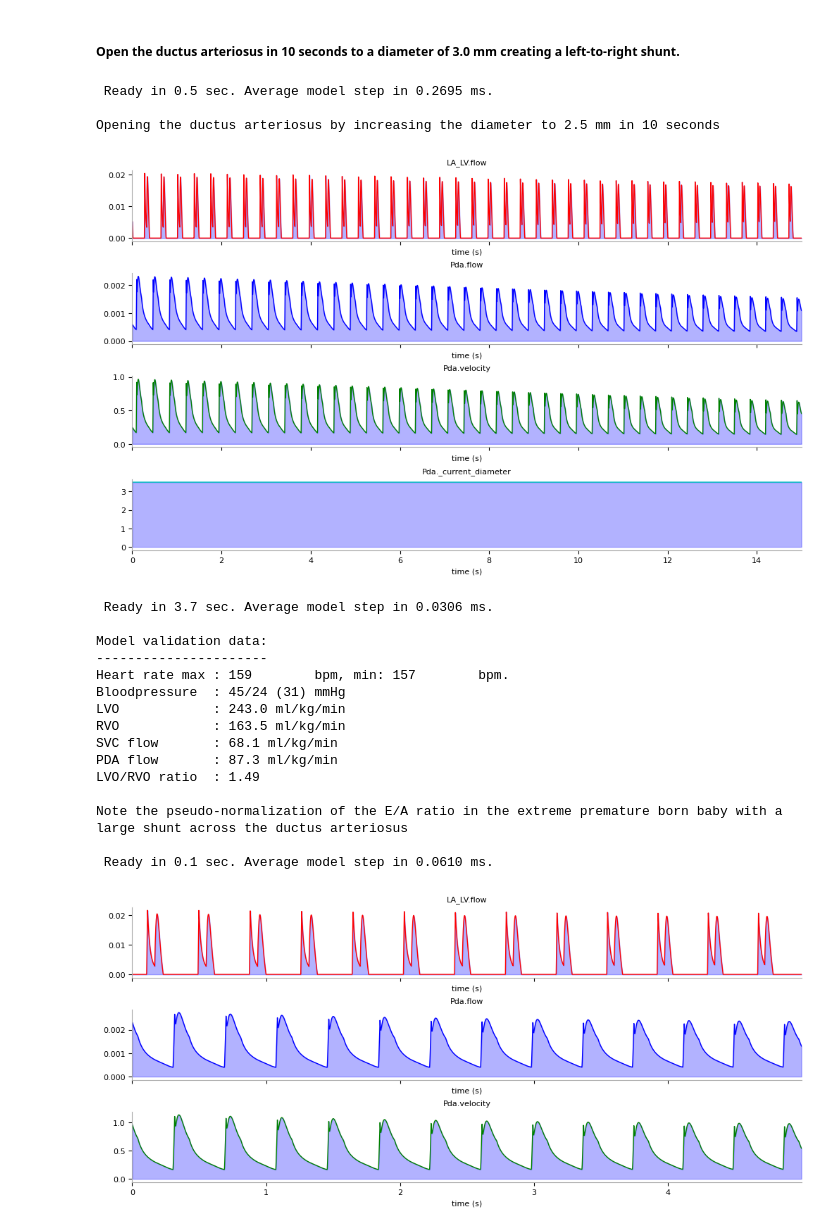
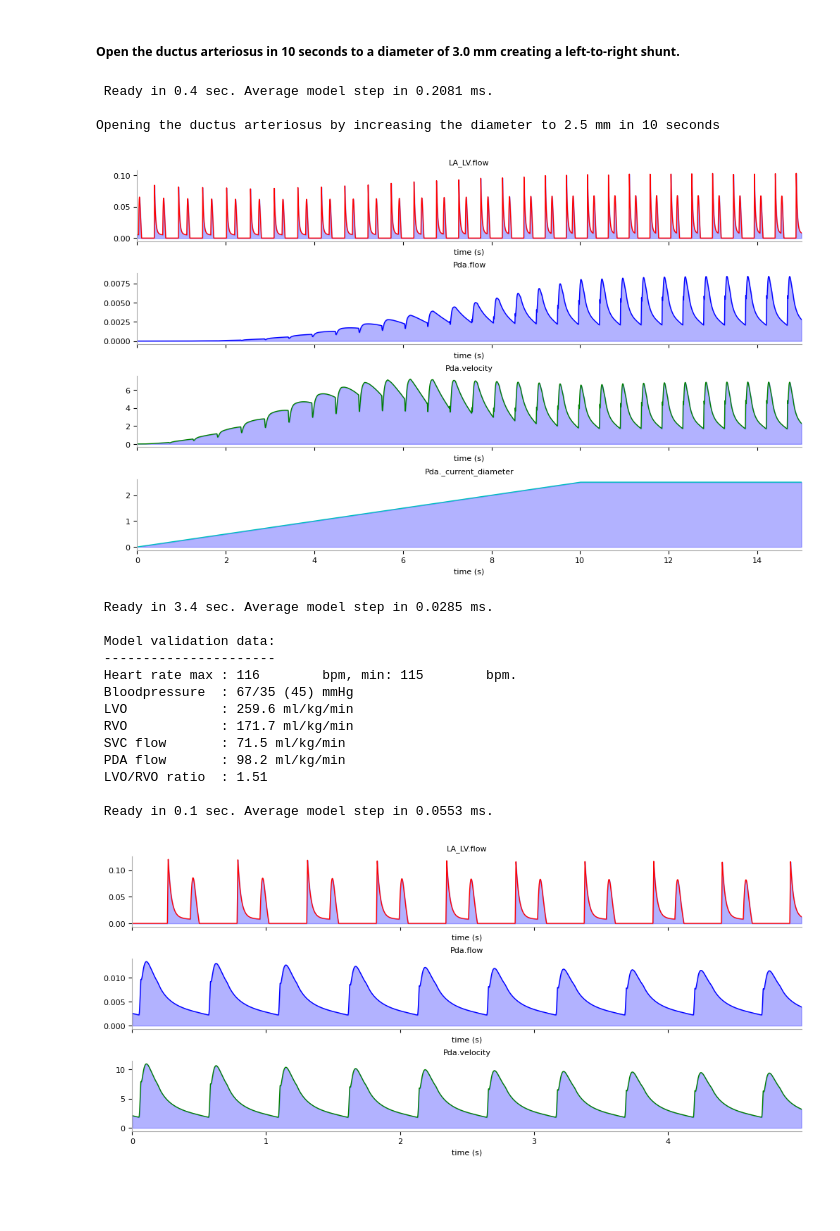
Before and after one commit to Dobutamine/explain-python, a Jupyter notebook: patients/PDA.ipynb, the cells around one changed output. Drawn from its saved outputs; the diff is of its cells as text; code cells hidden in the pictures; blank space fills up the shorter version.

```diff
--- a/patients/PDA.ipynb
+++ b/patients/PDA.ipynb
@@ -104,7 +105,7 @@ print("")
 print(
     "Opening the ductus arteriosus by increasing the diameter to 2.5 mm in 10 seconds"
 )
-neo.open_ductus(new_diameter=3.5, in_time=10.0)
+neo.open_ductus(new_diameter=2.5, in_time=10.0)
 
 # stabilize the model by calculating 60 seconds and plot the flow velocity across the pda
 
@@ -118,68 +119,46 @@ neo.plot_time_graph(
     fig_size_x=10,
     fig_size_y=2,
     fill=True,
 )
 model.models["Breathing"].switch_breathing(True)
 
 # stabilize the model by calculating 60 seconds
 neo.calculate(60)
 
 # get the vaildation data from the model
 result = neo.validate_pda()
 
-# print the validation data
-print("")
-print("Model validation data:")
-print("----------------------")
-print(
-    f"Heart rate max : {result['Heart.heart_rate.max']:<10.0f} bpm, min: {result['Heart.heart_rate.min']:<10.0f} bpm."
-)
-print(
-    f"Bloodpressure  : {result['AA.pres.max']:<0.0f}/{result['AA.pres.min']:<0.0f} ({result['AA.pres.mean']:<0.0f}) mmHg"
-)
-print(f"LVO            : {result['LV_AA.flow.net']:<0.1f} ml/kg/min")
-print(f"RVO            : {result['RV_PA.flow.net']:<0.1f} ml/kg/min")
-print(f"SVC flow       : {result['SVC_RA.flow.net']:<0.1f} ml/kg/min")
-print(f"PDA flow       : {result['Pda.flow.net']:<0.1f} ml/kg/min")
-print(f"LVO/RVO ratio  : {round(result['LV_AA.flow.net']/result['RV_PA.flow.net'], 2)}")
-print("")
-print(
-    "Note the pseudo-normalization of the E/A ratio in the extreme premature born baby with a large shunt across the ductus arteriosus"
-)
-print("")
 
 # plot the flow across the mitral valve and pda flow velocity
 model.models["Breathing"].switch_breathing(False)
 neo.fast_forward(1)
 neo.plot_time_graph(
     ["LA_LV.flow", "Pda.flow", "Pda.velocity"],
     combined=False,
     sharey=False,
     time_to_calculate=5.0,
     analyze=False,
     sampleinterval=0.0005,
     fig_size_x=10,
     fig_size_y=2,
 )
 model.models["Breathing"].switch_breathing(True)
 # %% [output]
- Ready in 0.5 sec. Average model step in 0.2695 ms.
+ Ready in 0.4 sec. Average model step in 0.2081 ms.
 
 Opening the ductus arteriosus by increasing the diameter to 2.5 mm in 10 seconds
-[figure, old version]
+[figure, new version]
- Ready in 3.7 sec. Average model step in 0.0306 ms.
+ Ready in 3.4 sec. Average model step in 0.0285 ms.
 
-Model validation data:
-----------------------
-Heart rate max : 159        bpm, min: 157        bpm.
-Bloodpressure  : 45/24 (31) mmHg
-LVO            : 243.0 ml/kg/min
-RVO            : 163.5 ml/kg/min
-SVC flow       : 68.1 ml/kg/min
-PDA flow       : 87.3 ml/kg/min
-LVO/RVO ratio  : 1.49
+ Model validation data:
+ ----------------------
+ Heart rate max : 116        bpm, min: 115        bpm.
+ Bloodpressure  : 67/35 (45) mmHg
+ LVO            : 259.6 ml/kg/min
+ RVO            : 171.7 ml/kg/min
+ SVC flow       : 71.5 ml/kg/min
+ PDA flow       : 98.2 ml/kg/min
+ LVO/RVO ratio  : 1.51
 
-Note the pseudo-normalization of the E/A ratio in the extreme premature born baby with a large shunt across the ductus arteriosus
-
- Ready in 0.1 sec. Average model step in 0.0610 ms.
+ Ready in 0.1 sec. Average model step in 0.0553 ms.
-[figure, old version]
+[figure, new version]
```
Also changed, not shown: parts of 6 cells of this notebook, 7 other files.
